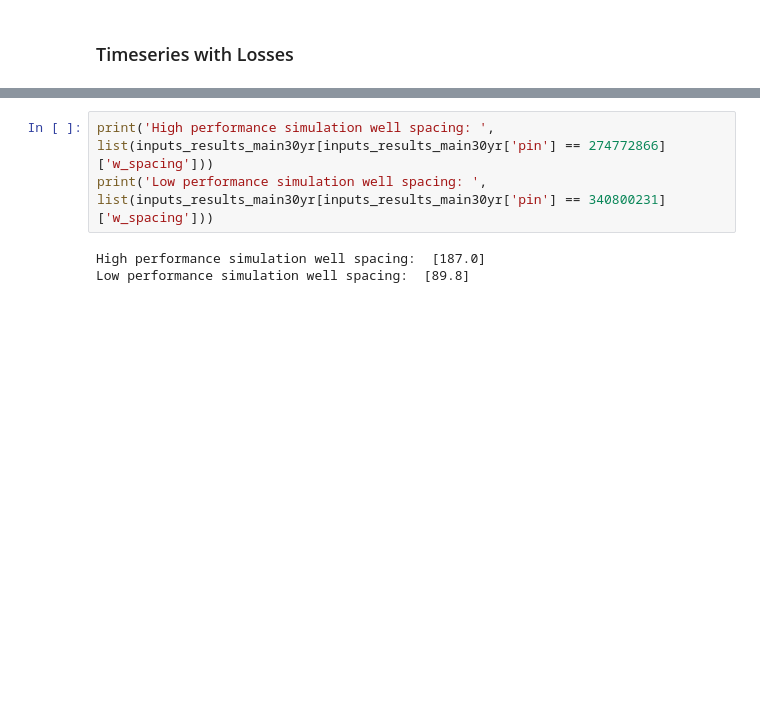
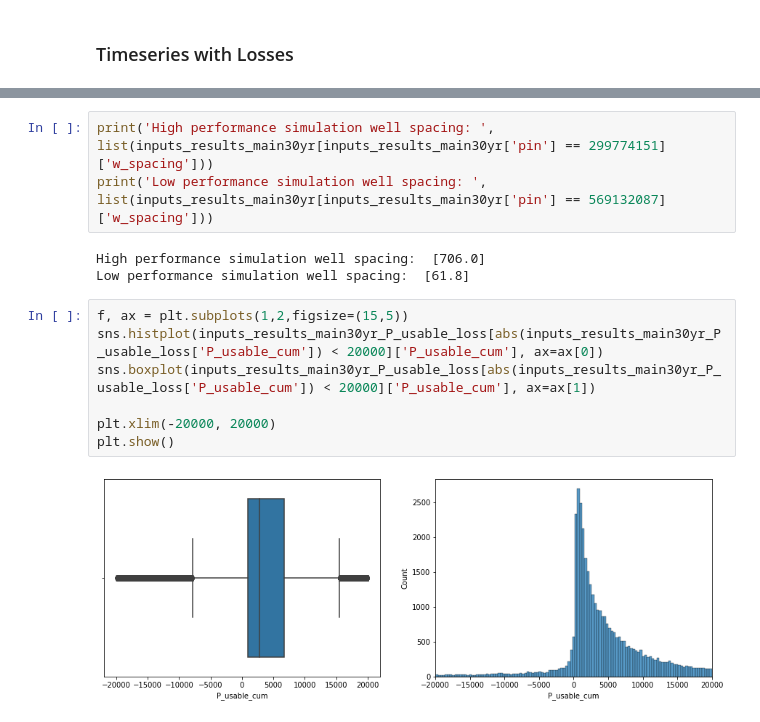
Before and after one commit to borisenko-ru/spe_pivot_2022_datathon, a Jupyter notebook: spe_pivot_datathon.ipynb, the cells around one changed output, grey strips where cells are left out. Drawn from its saved outputs; the diff is of its cells as text; blank space fills up the shorter version.

```diff
--- a/spe_pivot_datathon.ipynb
+++ b/spe_pivot_datathon.ipynb
@@ -710,7 +710,16 @@ Low performance simulation:  39461    299774151
 Name: pin, dtype: int64
 # %%
-print('High performance simulation well spacing: ', list(inputs_results_main30yr[inputs_results_main30yr['pin'] == 274772866]['w_spacing']))
-print('Low performance simulation well spacing: ', list(inputs_results_main30yr[inputs_results_main30yr['pin'] == 340800231]['w_spacing']))
+print('High performance simulation well spacing: ', list(inputs_results_main30yr[inputs_results_main30yr['pin'] == 299774151]['w_spacing']))
+print('Low performance simulation well spacing: ', list(inputs_results_main30yr[inputs_results_main30yr['pin'] == 569132087]['w_spacing']))
 # %% [output]
-High performance simulation well spacing:  [187.0]
-Low performance simulation well spacing:  [89.8]
+High performance simulation well spacing:  [706.0]
+Low performance simulation well spacing:  [61.8]
+# %%
+f, ax = plt.subplots(1,2,figsize=(15,5))
+sns.histplot(inputs_results_main30yr_P_usable_loss[abs(inputs_results_main30yr_P_usable_loss['P_usable_cum']) < 20000]['P_usable_cum'], ax=ax[0])
+sns.boxplot(inputs_results_main30yr_P_usable_loss[abs(inputs_results_main30yr_P_usable_loss['P_usable_cum']) < 20000]['P_usable_cum'], ax=ax[1])
+
+plt.xlim(-20000, 20000)
+plt.show()
+# %% [output]
+[figure, added]
```
Also changed, not shown: parts of 9 cells of this notebook.
